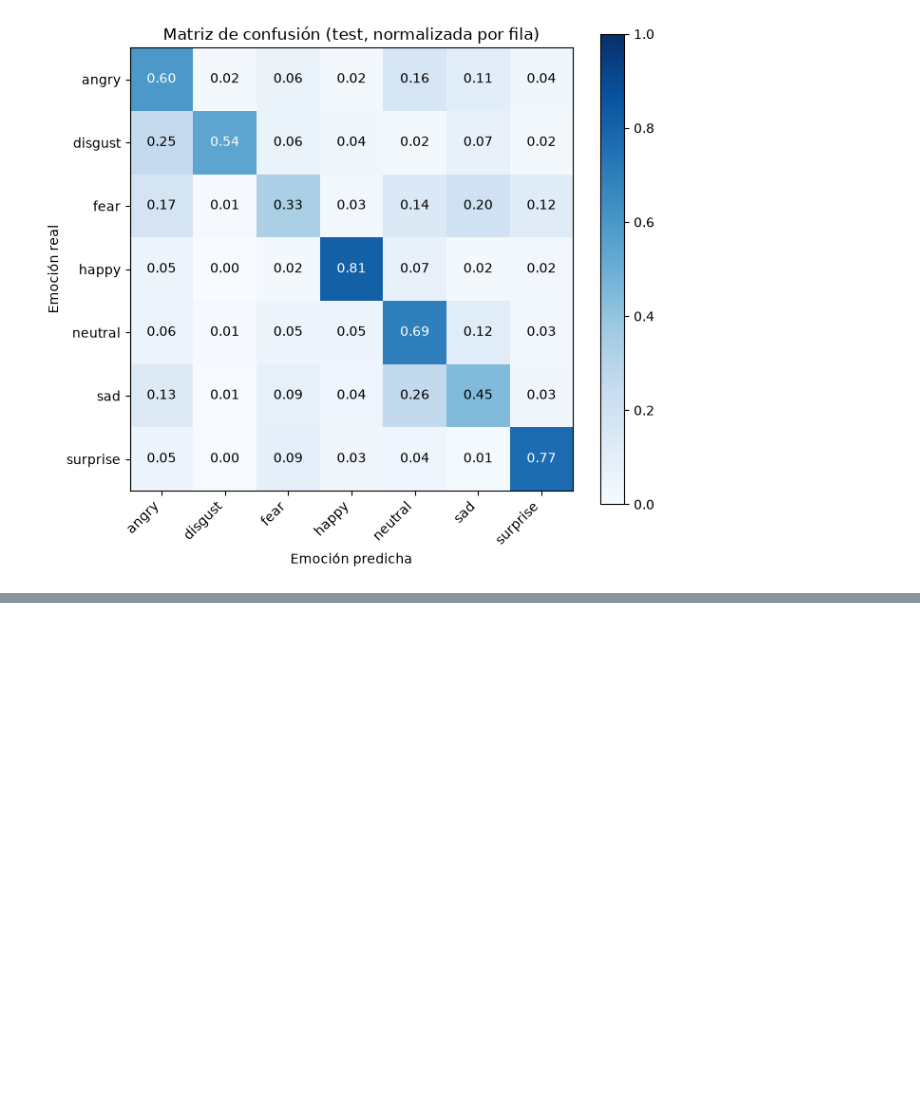
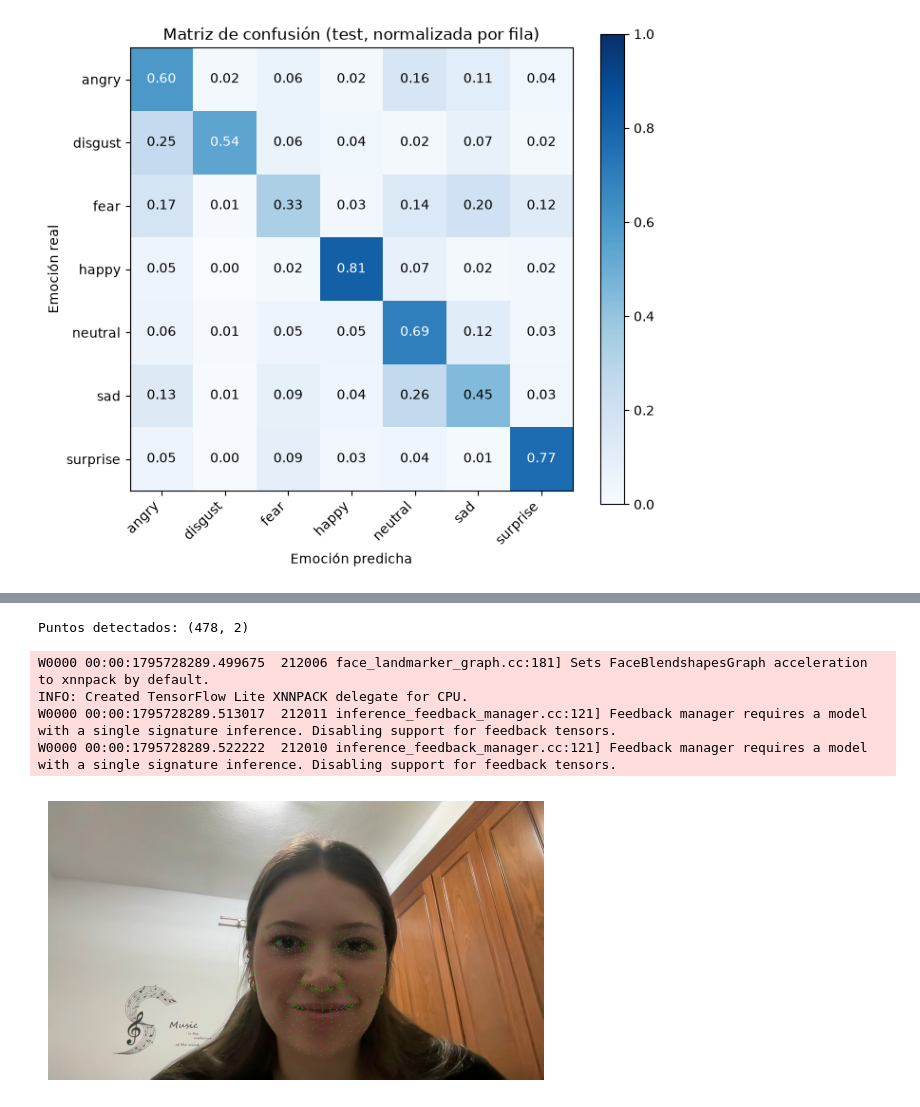
Before and after one commit to solbs365/VC, a Jupyter notebook: Practica5_VC/VC_P5_Tarea1.ipynb, the cells around one changed output, grey strips where cells are left out. Drawn from its saved outputs; the diff is of its cells as text; code cells hidden in the pictures; blank space fills up the shorter version.

```diff
--- a/Practica5_VC/VC_P5_Tarea1.ipynb
+++ b/Practica5_VC/VC_P5_Tarea1.ipynb
@@ -246,13 +258,13 @@ Entrenamiento: 30 épocas en 43.5 min
 # %%
 import json
 
-if not os.path.exists("emociones_30ep.keras"):
-    modelo.save("emociones_30ep.keras")
-    with open("historial_fase1.json", "w") as f:
+if ENTRENAR and not os.path.exists("modelos/emociones_30ep.keras"):
+    modelo.save("modelos/emociones_30ep.keras")
+    with open("resultados/historial_fase1.json", "w") as f:
         json.dump({k: [float(v) for v in vs] for k, vs in historial.history.items()}, f)
     print("Copia de seguridad de la fase 1 guardada.")
 else:
-    print("La copia de la fase 1 ya existe: no se sobrescribe.")
+    print("No se guarda nada: la copia de la fase 1 ya existe o no se ha entrenado ahora.")
 # %% [output]
 La copia de la fase 1 ya existe: no se sobrescribe.
 # %% [markdown]
@@ -304,9 +323,15 @@ Modelo final guardado: época 45 de 53
 
 import json
 
-with open("historial_fase1.json") as f:
+with open("resultados/historial_fase1.json") as f:
     h1 = json.load(f)
-h2 = historial_2.history
+if ENTRENAR:
+    h2 = historial_2.history
+else:                                   # sin reentrenar, la fase 2 se lee del historial guardado
+    import csv
+    with open("resultados/historial_fase2.csv") as f:
+        filas = list(csv.DictReader(f))
+    h2 = {k: [float(fila[k]) for fila in filas] for k in ("accuracy", "val_accuracy", "loss", "val_loss")}
 h = {k: h1[k] + h2[k] for k in ("accuracy", "val_accuracy", "loss", "val_loss")}
 
 epocas = range(1, len(h["loss"]) + 1)
@@ -411,0 +458,36 @@ Guardado resultados_entrenamiento.json
+# %%
+import mediapipe as mp
+from mediapipe.tasks import python as mp_python
+from mediapipe.tasks.python import vision
+
+opciones = vision.FaceLandmarkerOptions(
+    base_options=mp_python.BaseOptions(model_asset_path="modelos/face_landmarker.task"),
+    running_mode=vision.RunningMode.IMAGE,
+    num_faces=1,
+)
+detector = vision.FaceLandmarker.create_from_options(opciones)
+
+frame = cv2.imread("fotos_prueba/foto_prueba.jpg")
+rgb = cv2.cvtColor(frame, cv2.COLOR_BGR2RGB)
+imagen_mp = mp.Image(image_format=mp.ImageFormat.SRGB, data=rgb)
+resultado = detector.detect(imagen_mp)
+
+if not resultado.face_landmarks:
+    print("No se ha detectado ninguna cara")
+else:
+    h, w = frame.shape[:2]
+    pts = np.array([(p.x * w, p.y * h) for p in resultado.face_landmarks[0]], dtype=np.float32)
+    print("Puntos detectados:", pts.shape)
+    vista = frame.copy()
+    for x, y in pts:
+        cv2.circle(vista, (int(x), int(y)), 1, (0, 255, 0), -1)
+    plt.imshow(cv2.cvtColor(vista, cv2.COLOR_BGR2RGB))
+    plt.axis("off")
+    plt.show()
+# %% [output]
+Puntos detectados: (478, 2)
+W0000 00:00:1795728289.499675  212006 face_landmarker_graph.cc:181] Sets FaceBlendshapesGraph acceleration to xnnpack by default.
+INFO: Created TensorFlow Lite XNNPACK delegate for CPU.
+W0000 00:00:1795728289.513017  212011 inference_feedback_manager.cc:121] Feedback manager requires a model with a single signature inference. Disabling support for feedback tensors.
+W0000 00:00:1795728289.522222  212010 inference_feedback_manager.cc:121] Feedback manager requires a model with a single signature inference. Disabling support for feedback tensors.
+[figure, added]
```
Also changed, not shown: parts of 10 cells of this notebook, 51 other files.
